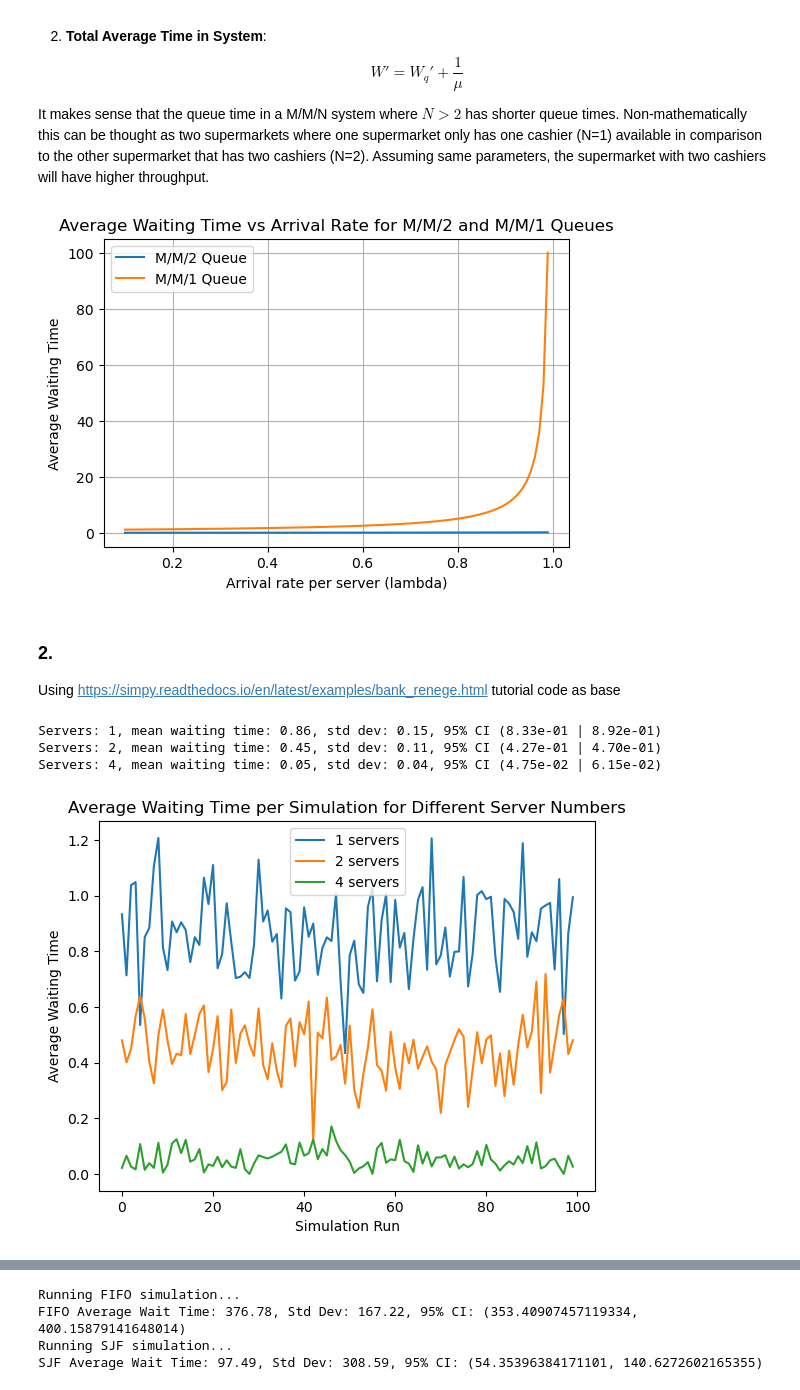
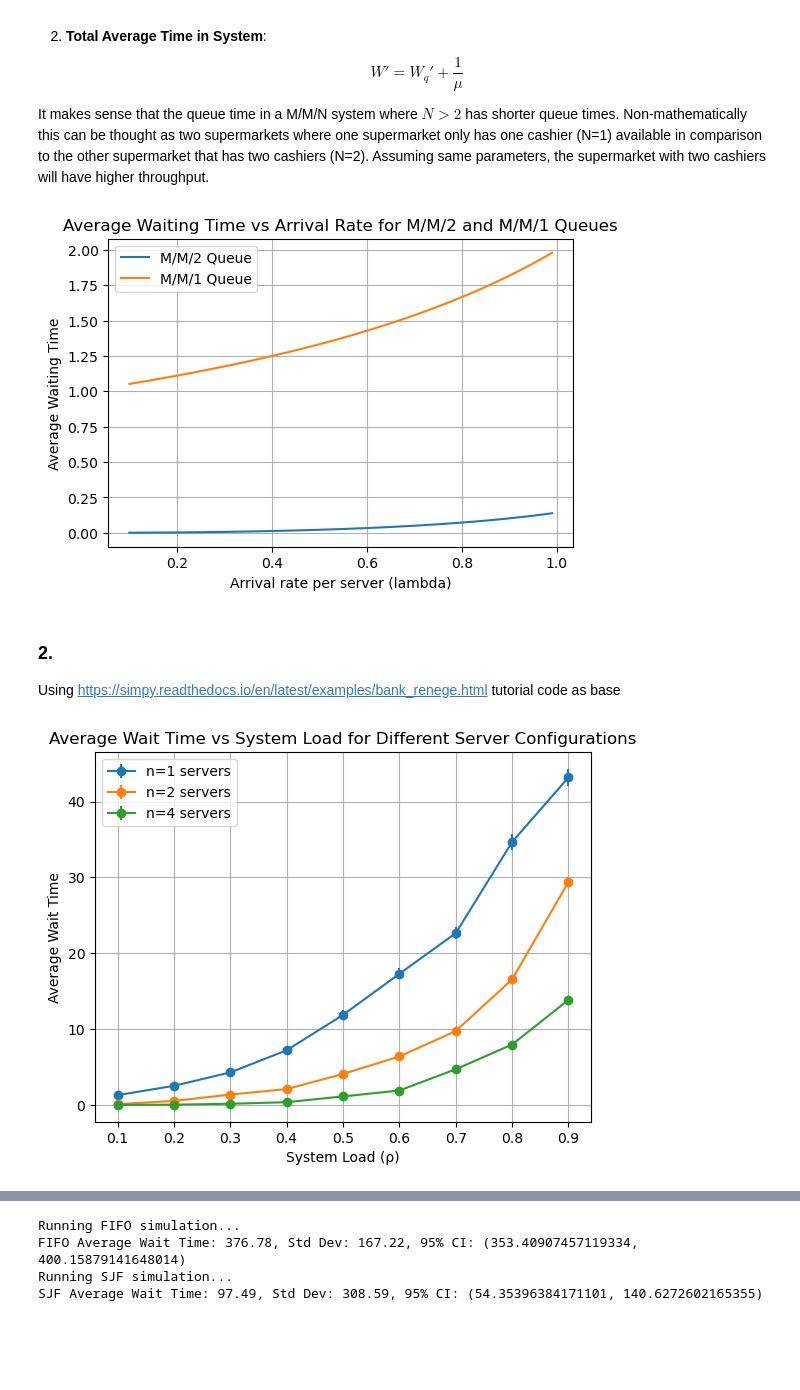
Before and after one commit to jonas4climate/ss-assignment-2, a Jupyter notebook: CalvinLaw_11306734_RaymondZhang_14865904_JonasSchaefer_14039982_2.ipynb, the cells around one changed output, grey strips where cells are left out. Cells and saved outputs as stored; diff of their text form; code cells hidden in the pictures; blank space fills up the shorter version.

```diff
--- a/CalvinLaw_11306734_RaymondZhang_14865904_JonasSchaefer_14039982_2.ipynb
+++ b/CalvinLaw_11306734_RaymondZhang_14865904_JonasSchaefer_14039982_2.ipynb
@@ -71,8 +104,8 @@ n = 2
 lambda_rates = np.linspace(0.1, mu-0.01, 100)  # Vary lambda such that rho < 1 at all times
 
 # Calculate waiting times for each value of lambda
-waiting_times_mmn = [mxn_queue(lambda_rate, mu, n)[0] for lambda_rate in lambda_rates]
-waiting_times_mm1 = [mx1_queue(lambda_rate, mu)[0] for lambda_rate in lambda_rates]
+waiting_times_mmn = [mxn_queue(lambda_rate, mu, n) for lambda_rate in lambda_rates]
+waiting_times_mm1 = [mx1_queue(lambda_rate, mu, n) for lambda_rate in lambda_rates]
 
 # Plotting
 plt.figure(figsize=(6, 4))
@@ -85,7 +118,7 @@ plt.legend()
 plt.grid(True)
 plt.show()
 # %% [output]
-[figure, old version]
+[figure, new version]
 # %% [markdown]
 ### 2.
 Using https://simpy.readthedocs.io/en/latest/examples/bank_renege.html tutorial code as base
@@ -156,19 +219,44 @@ def get_statistics(wait_times_data, print_results=True):
             print(f'Servers: {num_servers}, mean waiting time: {avg_wait_time:.2f}, std dev: {std_dev:.2f}, 95% CI ({c_low:.2e} | {c_high:.2e})')
     return avgs, stds, conf_intervals
 # %%
-wait_times_data, wait_times_data_mean = simulate_experiments()
-avgs, stds, conf_intervals = get_statistics(wait_times_data_mean)
+def run_simulation(num_servers, rho_values, mu, simulation_time, num_simulations):
+    """Run the queue simulation for different values of system load (ρ)."""
+    results = []
+    for rho in rho_values:
+        lambda_rate = rho * num_servers * mu
+        wait_times_aggregate = []
+        for _ in range(num_simulations):
+            env = simpy.Environment()
+            wait_times = []
+            env.process(source(env, N_CUSTOMERS, 1/lambda_rate, simpy.Resource(env, capacity=num_servers), wait_times))
+            env.run(until=simulation_time)
+            wait_times_aggregate.extend(wait_times)
+        avg_wait = np.mean(wait_times_aggregate)
+        std_dev = np.std(wait_times_aggregate)
+        conf_interval = st.t.interval(0.95, len(wait_times_aggregate)-1, loc=avg_wait, scale=st.sem(wait_times_aggregate))
+        results.append((rho, avg_wait, std_dev, conf_interval))
+    return results
 
-for num_servers, times in wait_times_data_mean.items():
-    plt.plot(times, label=f'{num_servers} servers')
+# Set parameters
+MU = 1 / SERVICE_TIME
+rho_values = np.linspace(0.1, 0.9, 9)  # Varying ρ from 0.1 to 0.9
+simulation_time = 1000
+num_simulations = 100
 
-plt.xlabel('Simulation Run')
-plt.ylabel('Average Waiting Time')
-plt.title('Average Waiting Time per Simulation for Different Server Numbers')
+# Run simulations for different server numbers
+for num_servers in [1, 2, 4]:
+    simulation_results = run_simulation(num_servers, rho_values, MU, simulation_time, num_simulations)
+    # Plotting
+    avg_wait_times = [result[1] for result in simulation_results]
+    conf_intervals = [result[3] for result in simulation_results]
+    errors = [(upper - lower) / 2 for lower, upper in conf_intervals]
+    plt.errorbar(rho_values, avg_wait_times, yerr=errors, label=f'n={num_servers} servers', fmt='-o')
+
+plt.xlabel('System Load (ρ)')
+plt.ylabel('Average Wait Time')
+plt.title('Average Wait Time vs System Load for Different Server Configurations')
 plt.legend()
+plt.grid(True)
 plt.show()
 # %% [output]
-Servers: 1, mean waiting time: 0.86, std dev: 0.15, 95% CI (8.33e-01 | 8.92e-01)
-Servers: 2, mean waiting time: 0.45, std dev: 0.11, 95% CI (4.27e-01 | 4.70e-01)
-Servers: 4, mean waiting time: 0.05, std dev: 0.04, 95% CI (4.75e-02 | 6.15e-02)
-[figure, old version]
+[figure, new version]
```
Also changed, not shown: parts of 12 cells of this notebook.
